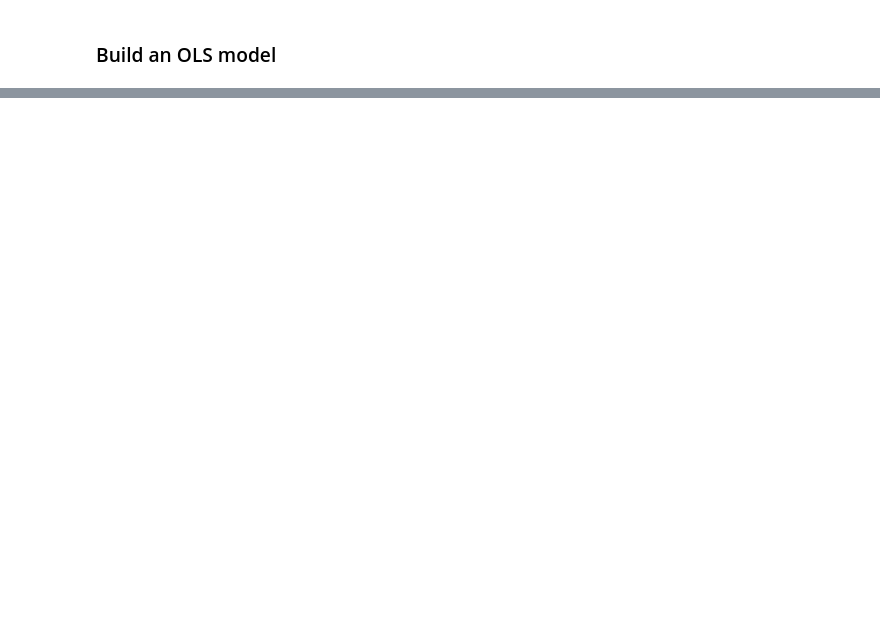
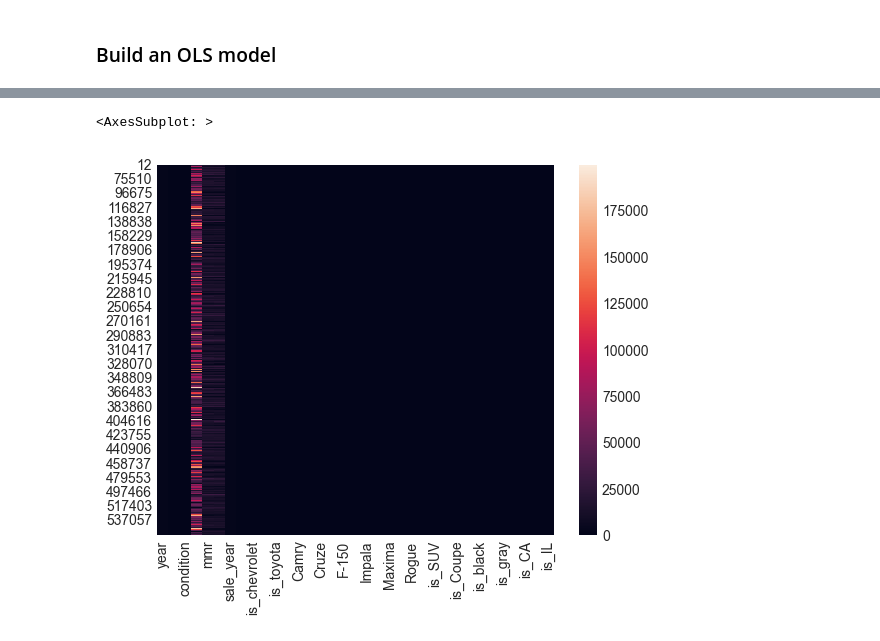
Before and after one commit to PavloKukurik/Car_prices_research, a Jupyter notebook: proj_test.ipynb, the cells around one changed output, grey strips where cells are left out. Saved outputs shown, nothing was run; the diff lists cells and outputs as text; code cells hidden in the pictures; blank space fills up the shorter version.

```diff
--- a/proj_test.ipynb
+++ b/proj_test.ipynb
@@ -624,47 +618,11 @@ Notes:
 strong multicollinearity problems or that the design matrix is singular.
 # %%
-# x_cols = clean_data[: -2]
+# from statsmodels.stats.outliers_influence import variance_inflation_factor
 #
-#
-# def select_model_aic(data, initial_columns, dependent_var_name):
-#     """
-#     Select variables by AIC
-#     :param data: DataFrame
-#     :param initial_columns: List of initial columns
-#     :param dependent_var_name: Name of the dependent variable
-#     :return: AIC DataFrame, best model
-#     """
-#     best_model = None
-#     best_aic = float('inf')
-#     columns = initial_columns[:]
-#     aic_history = []
-#
-#     while True:
-#         improvement = False
-#         models_with_aic = []
-#
-#         for col in columns:
-#             temp_columns = [c for c in columns if c != col]
-#             temp_x = data[temp_columns]
-#             temp_model = sm.OLS(endog=data[dependent_var_name], exog=sm.add_constant(temp_x)).fit()
-#             models_with_aic.append((temp_model.aic, col, temp_model))
-#
-#         models_with_aic.sort()
-#
-#         if models_with_aic and models_with_aic[0][0] < best_aic:
-#             best_aic = models_with_aic[0][0]
-#             best_model = models_with_aic[0][2]
-#             dropped_col = models_with_aic[0][1]
-#             aic_history.append({'dropped': dropped_col, 'model_AIC': best_aic})
-#             columns = [c for c in columns if c != dropped_col]
-#             improvement = True
-#
-#         if not improvement:
-#             break
-#
-#     aic_df = pd.DataFrame(aic_history).style.background_gradient(cmap='viridis').highlight_min(color="red", subset=["model_AIC"])
-#     return aic_df, best_model
-#
-# dropped_cols, best_model = select_model_aic(df, x_cols.columns, 'sellingprice')
-#
-# dropped_cols
+# # Розрахунок VIF для кожної змінної
+# vif_data = X_train  # Видалення стовпця з константою
+# vif_series = pd.Series([variance_inflation_factor(vif_data.values, i) for i in range(vif_data.shape[1])], index=vif_data.columns)
+sns.heatmap(base_data)
+# %% [output]
+<AxesSubplot: >
+[figure, added]
```
Also changed, not shown: parts of 6 cells of this notebook, 1 other file.
